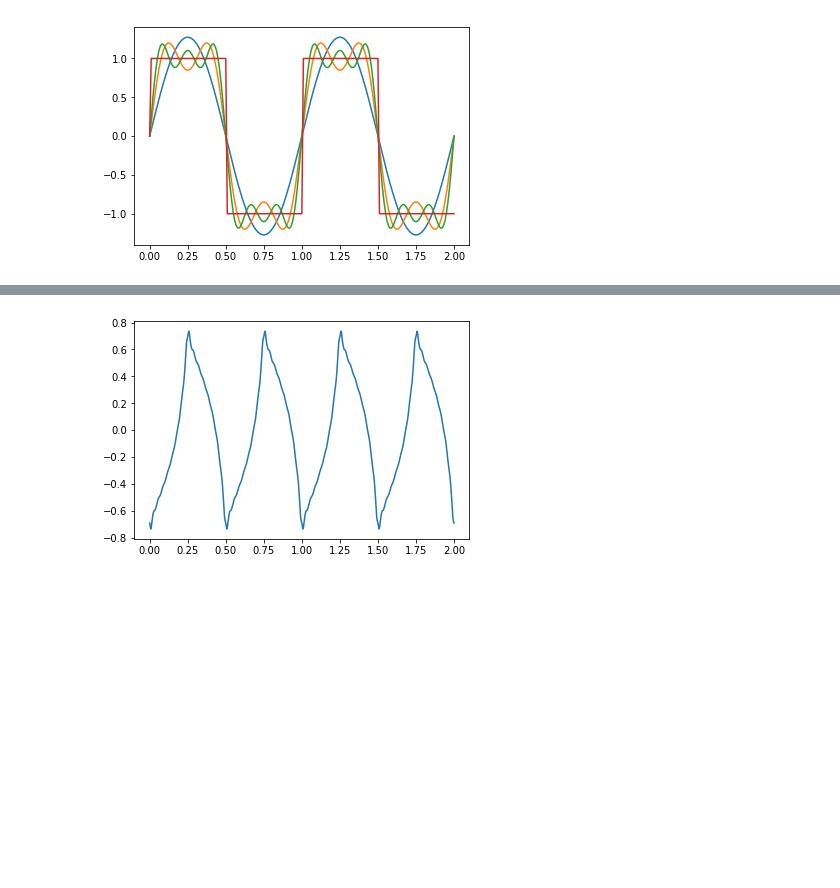
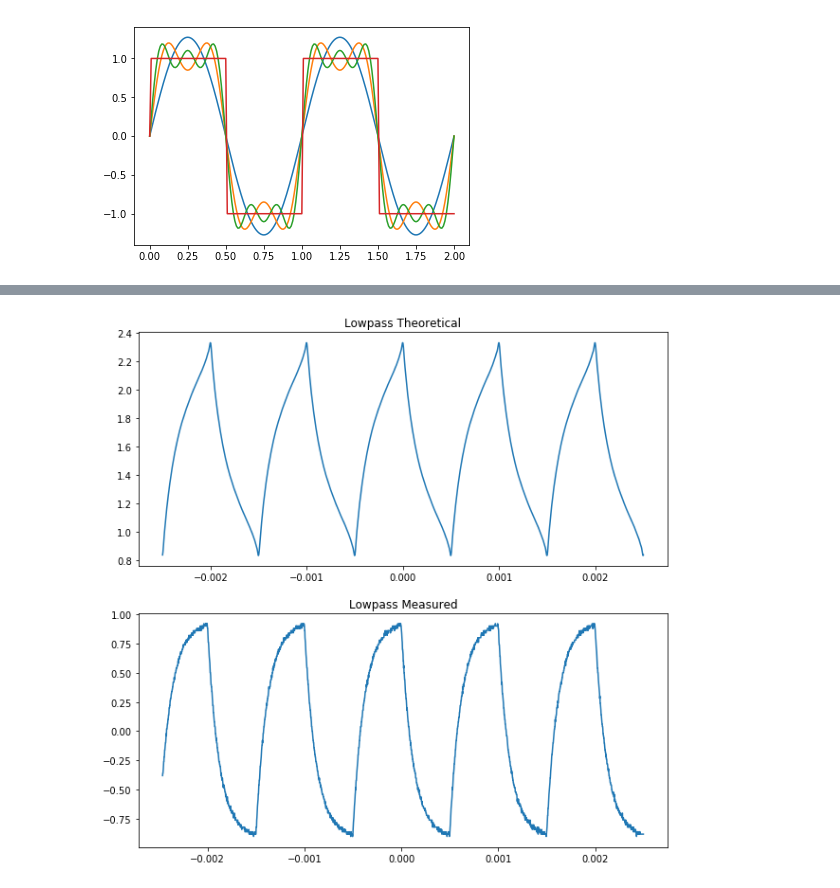
Before and after one commit to farice/PHY365L-Neural-Circuits, a Jupyter notebook: Experiments/Electronics-3_2/Electronics - 3.2.ipynb, the cells around one changed output, grey strips where cells are left out. Cells and saved outputs as stored; diff of their text form; code cells hidden in the pictures; blank space fills up the shorter version.

```diff
--- a/Experiments/Electronics-3_2/Electronics - 3.2.ipynb
+++ b/Experiments/Electronics-3_2/Electronics - 3.2.ipynb
@@ -106,14 +120,24 @@ print(lowpass_harmonic)
 # %%
-t = np.linspace(0,2,2005)
+t = np.linspace(-0.0025,0.0025, num = len(lowpass_deformed))
 # %%
 f = 1000 # 1 khz sq wave
 
 sq = np.zeros(len(t)) #preallocate the output array
-for h in np.arange(1,40,2):
-    sq += lowpass_harmonic[h][1] * (4/(np.pi*h))*np.sin(2*np.pi*f*h*t + (lowpass_harmonic[h][2] * np.pi / 180))
+for h in np.arange(1,40,1):
+    if h % 2 == 0:
+        sq -= lowpass_harmonic[h][1] * np.sin(lowpass_harmonic[h][2] * np.pi / 180)
+    else:
+        sq -= lowpass_harmonic[h][1] * (4/(np.pi*h))*np.sin(2*np.pi*f*h*t + (lowpass_harmonic[h][2] * np.pi / 180))
 
-plt.figure()
+plt.figure(figsize=(10, 10))
+plt.subplot(2, 1, 1)
 plt.plot(t,sq)
+plt.title('Lowpass Theoretical')
+
+plt.subplot(2, 1, 2)
+plt.plot(lowpass_deformed[:, 0], lowpass_deformed[:, 1])
+plt.title('Lowpass Measured')
+
 plt.show()
 # %% [output]
-[figure, old version]
+[figure, new version]
```
Also changed, not shown: parts of 6 cells of this notebook, 22 other files.
